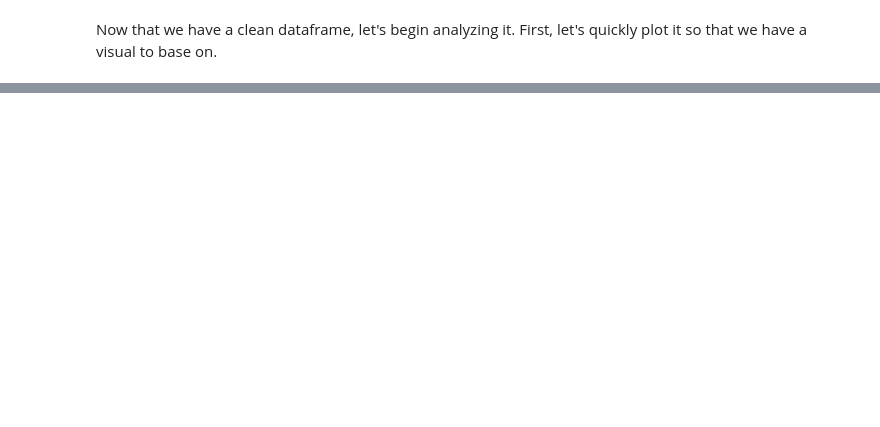
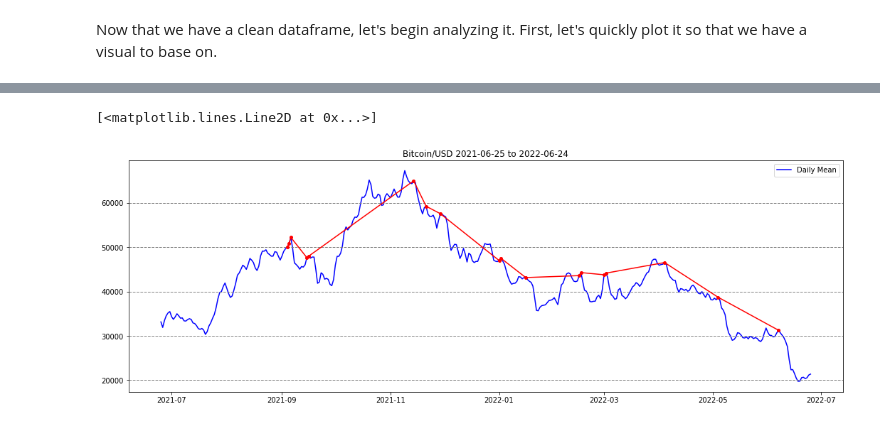
Before and after one commit to lucacastro/Portfolio, a Jupyter notebook: bitcoin-python-case-study/python-bitcoin-case-study.ipynb, the cells around one changed output, grey strips where cells are left out. Saved outputs shown, nothing was run; the diff lists cells and outputs as text; code cells hidden in the pictures; blank space fills up the shorter version.

Commit message:
Update python-bitcoin-case-study.ipynb
Working code for identifying relative maximum and minimums, trend reversals.

```diff
--- a/bitcoin-python-case-study/python-bitcoin-case-study.ipynb
+++ b/bitcoin-python-case-study/python-bitcoin-case-study.ipynb
@@ -53,0 +74,27 @@ Text(DatetimeIndex(['2022-06-18'], dtype='datetime64[ns]', name='Date', freq=Non
+# %%
+plt.figure(figsize=(18,6))
+plt.title('Bitcoin/USD 2021-06-25 to 2022-06-24')
+plt.plot(btc['Date'], btc['Mean'], color="blue", linewidth = 1.5)
+plt.legend(['Daily Mean'])
+[plt.axhline(y=i, color='gray', linewidth = 1, linestyle  ='--')  for i in [20000, 30000, 40000, 50000, 60000]]
+
+res = []
+
+#Verify if value is local maximum and is preceeding a fall.
+for x in range(btc['Mean'].shape[0] - 6):
+    if((x==0) | (x==1)):
+        x=2
+    if((btc['Mean'][x] - btc['Mean'][x + 6]  > 4000) & (btc['Mean'][x] - btc['Mean'][x-1] > 0) & (btc['Mean'][x] - btc['Mean'][x-2] > 0)):
+        res.append(x)
+
+#Verify if it is the min from a given range
+
+df= pd.Series(res)
+
+#df['Mean'] = pd.Series( (v[0] for v in res) )
+
+maxs = btc.loc[btc.index.isin(df)]
+plt.plot(maxs['Date'], maxs['Mean'], marker="o", color = "red", markersize=4)
+# %% [output]
+[<matplotlib.lines.Line2D at 0x...>]
+[figure, added]
```
Also changed, not shown: parts of 7 cells of this notebook.
